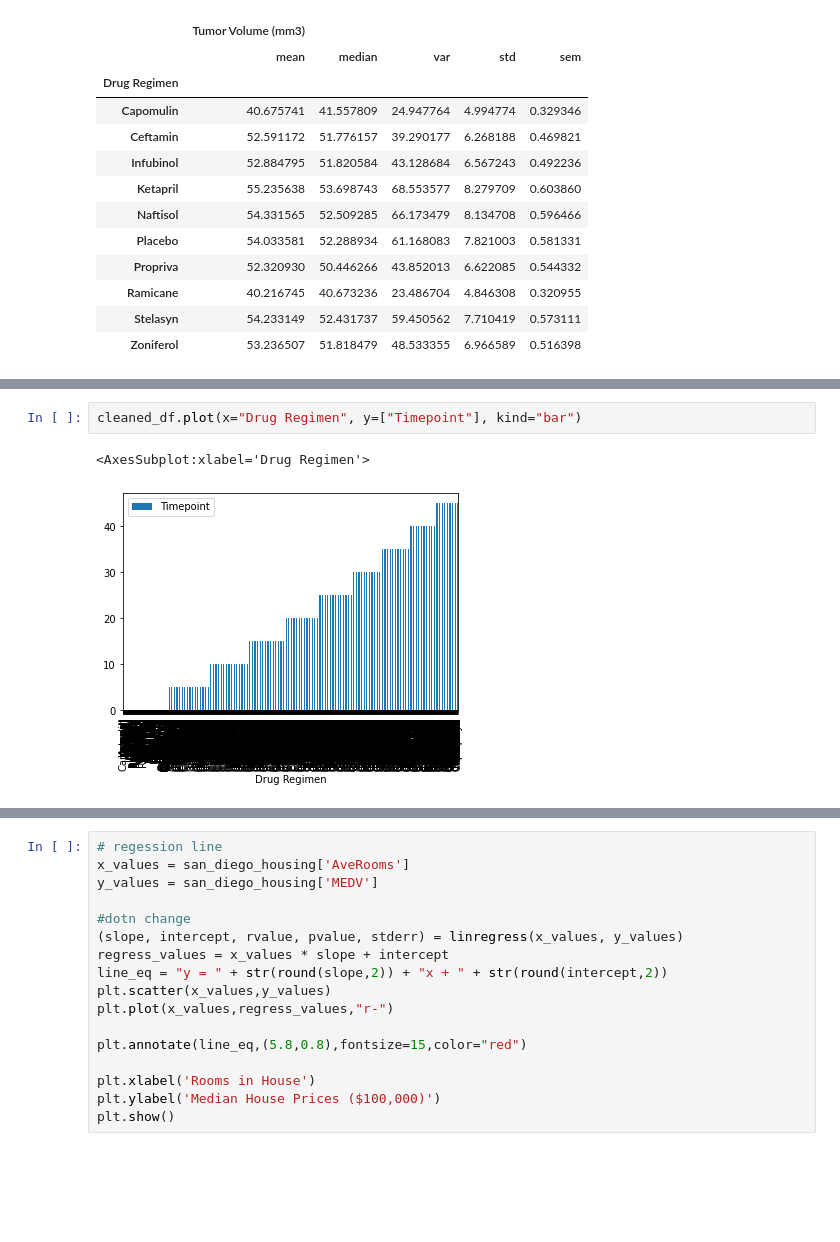
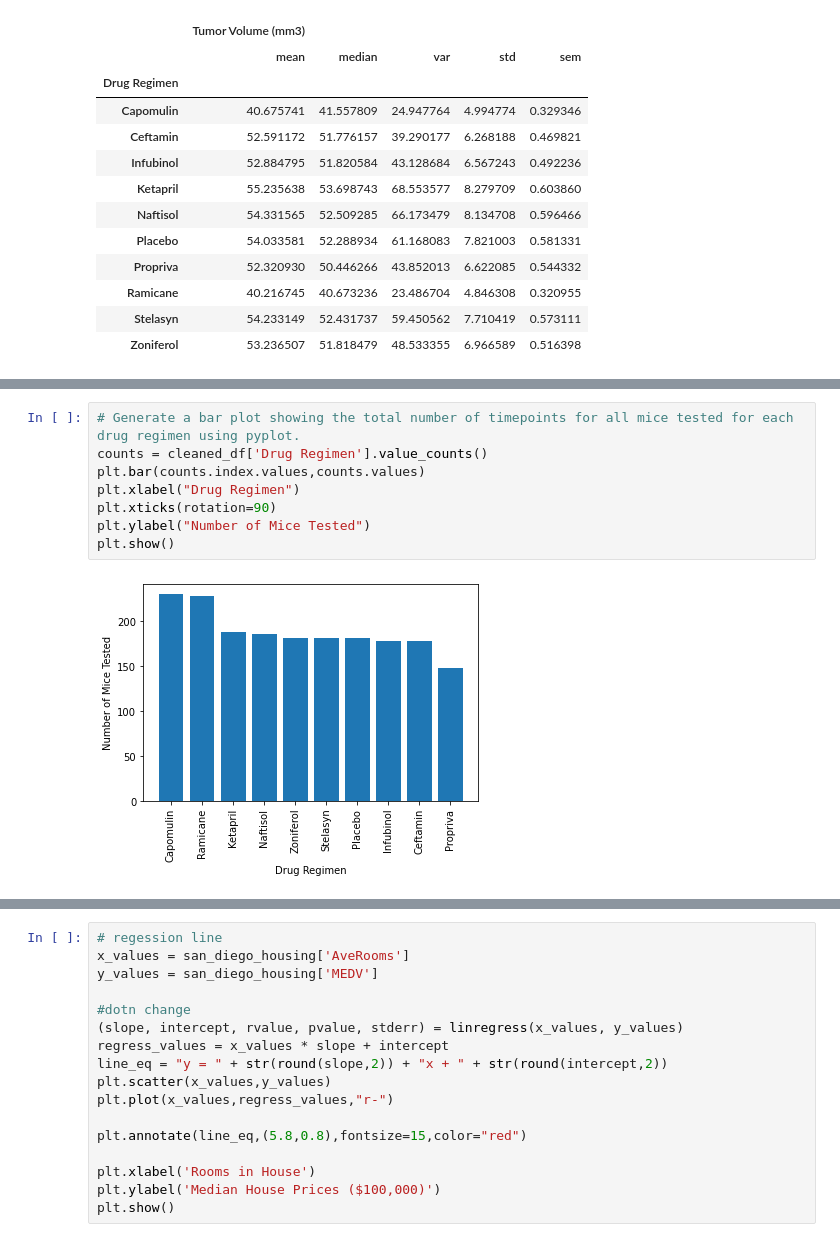
Before and after one commit to RSGDATA/Pymaceuticals_Analysis, a Jupyter notebook: anti_cancer_pharmaceuticals_analysis.ipynb, the cells around one changed output, grey strips where cells are left out. Saved outputs shown, nothing was run; the diff lists cells and outputs as text; blank space fills up the shorter version.

```diff
--- a/anti_cancer_pharmaceuticals_analysis.ipynb
+++ b/anti_cancer_pharmaceuticals_analysis.ipynb
@@ -230,5 +238,10 @@ plt.tight_layout()
-# %%
-cleaned_df.plot(x="Drug Regimen", y=["Timepoint"], kind="bar")
-# %% [output]
-<AxesSubplot:xlabel='Drug Regimen'>
-[figure, removed]
+# %%
+# Generate a bar plot showing the total number of timepoints for all mice tested for each drug regimen using pyplot.
+counts = cleaned_df['Drug Regimen'].value_counts()
+plt.bar(counts.index.values,counts.values)
+plt.xlabel("Drug Regimen")
+plt.xticks(rotation=90)
+plt.ylabel("Number of Mice Tested")
+plt.show()
+# %% [output]
+[figure, added]
```
Also changed, not shown: parts of 5 cells of this notebook.
